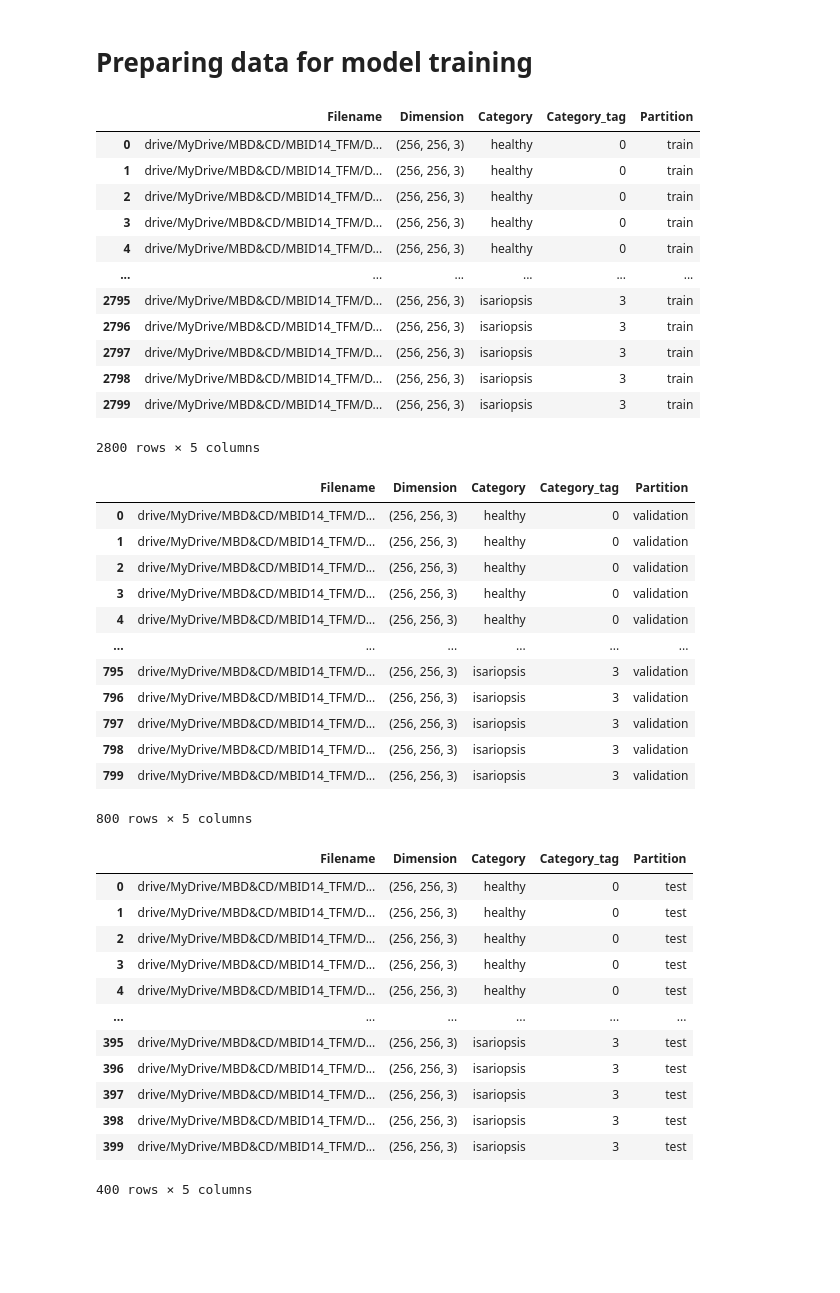
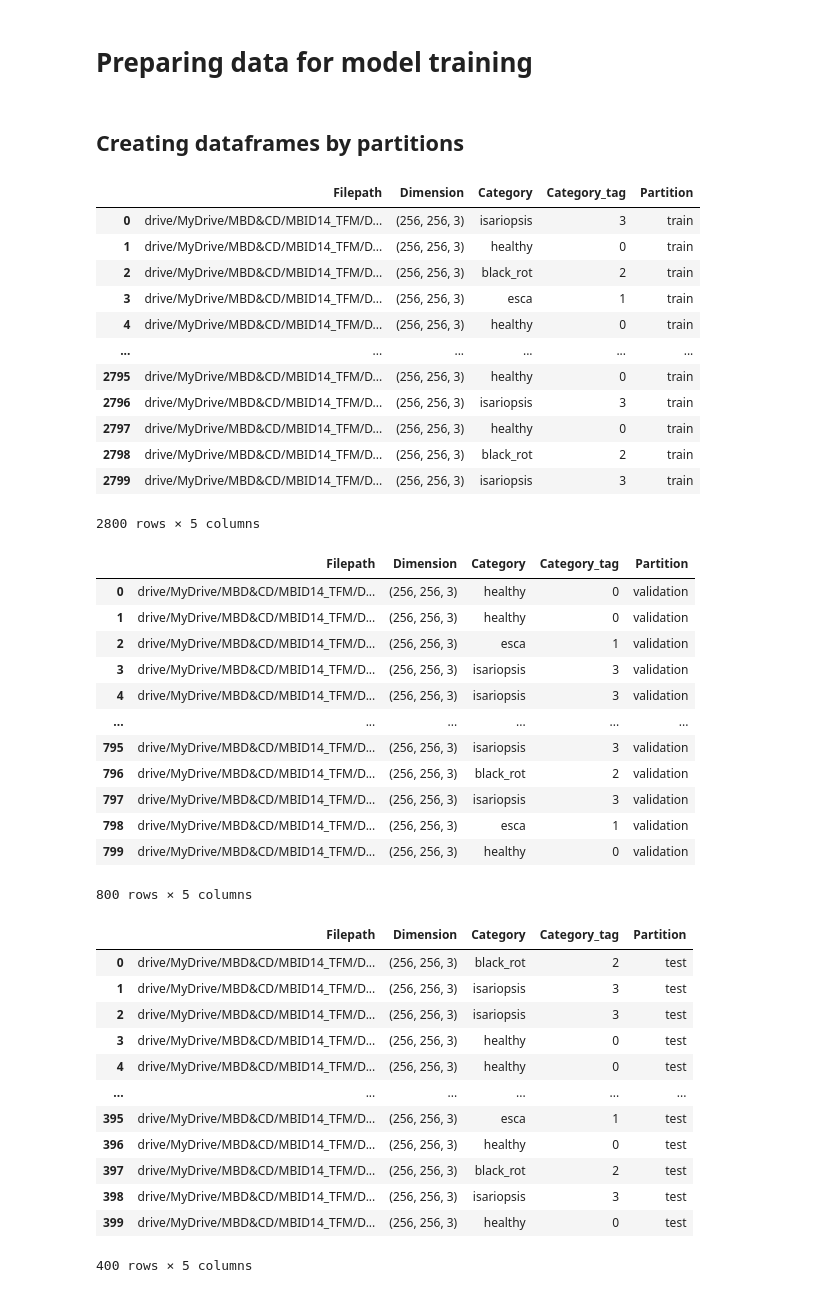
Before and after one commit to jramon-mm/14MBID-TFM, a Jupyter notebook: Crop-Disease-Detection/Crop_disease_detection.ipynb, the cells around one changed output. Cells and saved outputs as stored; diff of their text form; code cells hidden in the pictures; blank space fills up the shorter version.

Commit message:
Model dataset created. Load CSVs run is valid and also checked.

```diff
--- a/Crop-Disease-Detection/Crop_disease_detection.ipynb
+++ b/Crop-Disease-Detection/Crop_disease_detection.ipynb
@@ -65,13 +65,13 @@ esca_category = []
 esca_imgs_dimensions = []
 
 # Reading esca images and saving their information
-for filename in os.listdir(esca_imgs_path):
-  esca_img_path = os.path.join(esca_imgs_path, filename)
+for filepath in os.listdir(esca_imgs_path):
+  esca_img_path = os.path.join(esca_imgs_path, filepath)
   esca_imgs_paths.append(esca_img_path)
   esca_category.append('esca')
   esca_img = cv2.imread(esca_img_path)
   esca_imgs_dimensions.append(esca_img.shape)
 
-df_esca = pd.DataFrame({'Filename': esca_imgs_paths, 'Dimension': esca_imgs_dimensions, 'Category': esca_category})
+df_esca = pd.DataFrame({'Filepath': esca_imgs_paths, 'Dimension': esca_imgs_dimensions, 'Category': esca_category})
 df_esca
 # %% [output]
@@ -107,13 +107,13 @@ black_rot_category = []
 black_rot_imgs_dimensions = []
 
 # Reading black rot images and saving their information
-for filename in os.listdir(black_rot_imgs_path):
-  black_rot_img_path = os.path.join(black_rot_imgs_path, filename)
+for filepath in os.listdir(black_rot_imgs_path):
+  black_rot_img_path = os.path.join(black_rot_imgs_path, filepath)
   black_rot_imgs_paths.append(black_rot_img_path)
   black_rot_category.append('black_rot')
   black_rot_img = cv2.imread(black_rot_img_path)
   black_rot_imgs_dimensions.append(black_rot_img.shape)
 
-df_black_rot = pd.DataFrame({'Filename': black_rot_imgs_paths, 'Dimension': black_rot_imgs_dimensions, 'Category': black_rot_category})
+df_black_rot = pd.DataFrame({'Filepath': black_rot_imgs_paths, 'Dimension': black_rot_imgs_dimensions, 'Category': black_rot_category})
 df_black_rot
 # %% [output]
@@ -149,13 +149,13 @@ isariopsis_category = []
 isariopsis_imgs_dimensions = []
 
 # Reading isariopsis images and saving their information
-for filename in os.listdir(isariopsis_imgs_path):
-  isariopsis_img_path = os.path.join(isariopsis_imgs_path, filename)
+for filepath in os.listdir(isariopsis_imgs_path):
+  isariopsis_img_path = os.path.join(isariopsis_imgs_path, filepath)
   isariopsis_imgs_paths.append(isariopsis_img_path)
   isariopsis_category.append('isariopsis')
   isariopsis_img = cv2.imread(isariopsis_img_path)
   isariopsis_imgs_dimensions.append(isariopsis_img.shape)
 
-df_isariopsis = pd.DataFrame({'Filename': isariopsis_imgs_paths, 'Dimension': isariopsis_imgs_dimensions, 'Category': isariopsis_category})
+df_isariopsis = pd.DataFrame({'Filepath': isariopsis_imgs_paths, 'Dimension': isariopsis_imgs_dimensions, 'Category': isariopsis_category})
 df_isariopsis
 # %% [output]
@@ -192,7 +192,7 @@ Let's try a model with 1k images per category and see the results we obtain. In
 Avoiding read and information extraction from all images by loading CSVs
 # %%
 # Loading original CSVs into dataframes
-df_healthy = pd.read_csv('grape_healthy_full.csv')
-df_esca = pd.read_csv('grape_esca_full.csv')
-df_black_rot = pd.read_csv('grape_black_rot_full.csv')
-df_isariopsis = pd.read_csv('grape_isariopsis_full.csv')
+df_healthy_from_csv = pd.read_csv('grape_healthy_full.csv')
+df_esca_from_csv = pd.read_csv('grape_esca_full.csv')
+df_black_rot_from_csv = pd.read_csv('grape_black_rot_full.csv')
+df_isariopsis_from_csv = pd.read_csv('grape_isariopsis_full.csv')
@@ -342,57 +384,62 @@ df_black_rot_1k.to_csv('grape_black_rot_1k.csv', index=False)
 df_isariopsis_1k.to_csv('grape_isariopsis_1k.csv', index=False)
 # %% [markdown]
 # Preparing data for model training
+# %% [markdown]
+## Creating dataframes by partitions
 # %%
-# Creating train dataframe
+# Creating train dataframe and shuffling
 df_train = pd.concat([df_healthy_1k[df_healthy_1k['Partition'] == 'train'], df_esca_1k[df_esca_1k['Partition'] == 'train'], df_black_rot_1k[df_black_rot_1k['Partition'] == 'train'], df_isariopsis_1k[df_isariopsis_1k['Partition'] == 'train']], ignore_index=True)
+df_train = df_train.sample(frac=1, random_state=33).reset_index(drop=True)
 df_train
 # %% [output]
-|  | Filename | Dimension | Category | Category_tag | Partition |
-| 0 | drive/MyDrive/MBD&CD/MBID14_TFM/D... | (256, 256, 3) | healthy | 0 | train |
+|  | Filepath | Dimension | Category | Category_tag | Partition |
+| 0 | drive/MyDrive/MBD&CD/MBID14_TFM/D... | (256, 256, 3) | isariopsis | 3 | train |
 | 1 | drive/MyDrive/MBD&CD/MBID14_TFM/D... | (256, 256, 3) | healthy | 0 | train |
-| 2 | drive/MyDrive/MBD&CD/MBID14_TFM/D... | (256, 256, 3) | healthy | 0 | train |
-| 3 | drive/MyDrive/MBD&CD/MBID14_TFM/D... | (256, 256, 3) | healthy | 0 | train |
+| 2 | drive/MyDrive/MBD&CD/MBID14_TFM/D... | (256, 256, 3) | black_rot | 2 | train |
+| 3 | drive/MyDrive/MBD&CD/MBID14_TFM/D... | (256, 256, 3) | esca | 1 | train |
 | 4 | drive/MyDrive/MBD&CD/MBID14_TFM/D... | (256, 256, 3) | healthy | 0 | train |
 | ... | ... | ... | ... | ... | ... |
-| 2795 | drive/MyDrive/MBD&CD/MBID14_TFM/D... | (256, 256, 3) | isariopsis | 3 | train |
+| 2795 | drive/MyDrive/MBD&CD/MBID14_TFM/D... | (256, 256, 3) | healthy | 0 | train |
 | 2796 | drive/MyDrive/MBD&CD/MBID14_TFM/D... | (256, 256, 3) | isariopsis | 3 | train |
-| 2797 | drive/MyDrive/MBD&CD/MBID14_TFM/D... | (256, 256, 3) | isariopsis | 3 | train |
-| 2798 | drive/MyDrive/MBD&CD/MBID14_TFM/D... | (256, 256, 3) | isariopsis | 3 | train |
+| 2797 | drive/MyDrive/MBD&CD/MBID14_TFM/D... | (256, 256, 3) | healthy | 0 | train |
+| 2798 | drive/MyDrive/MBD&CD/MBID14_TFM/D... | (256, 256, 3) | black_rot | 2 | train |
 | 2799 | drive/MyDrive/MBD&CD/MBID14_TFM/D... | (256, 256, 3) | isariopsis | 3 | train |
 2800 rows × 5 columns
 # %%
 # Creating validation dataframe
 df_val = pd.concat([df_healthy_1k[df_healthy_1k['Partition'] == 'validation'], df_esca_1k[df_esca_1k['Partition'] == 'validation'], df_black_rot_1k[df_black_rot_1k['Partition'] == 'validation'], df_isariopsis_1k[df_isariopsis_1k['Partition'] == 'validation']], ignore_index=True)
+df_val = df_val.sample(frac=1, random_state=33).reset_index(drop=True)
 df_val
 # %% [output]
-|  | Filename | Dimension | Category | Category_tag | Partition |
+|  | Filepath | Dimension | Category | Category_tag | Partition |
 | 0 | drive/MyDrive/MBD&CD/MBID14_TFM/D... | (256, 256, 3) | healthy | 0 | validation |
 | 1 | drive/MyDrive/MBD&CD/MBID14_TFM/D... | (256, 256, 3) | healthy | 0 | validation |
-| 2 | drive/MyDrive/MBD&CD/MBID14_TFM/D... | (256, 256, 3) | healthy | 0 | validation |
-| 3 | drive/MyDrive/MBD&CD/MBID14_TFM/D... | (256, 256, 3) | healthy | 0 | validation |
-| 4 | drive/MyDrive/MBD&CD/MBID14_TFM/D... | (256, 256, 3) | healthy | 0 | validation |
+| 2 | drive/MyDrive/MBD&CD/MBID14_TFM/D... | (256, 256, 3) | esca | 1 | validation |
+| 3 | drive/MyDrive/MBD&CD/MBID14_TFM/D... | (256, 256, 3) | isariopsis | 3 | validation |
+| 4 | drive/MyDrive/MBD&CD/MBID14_TFM/D... | (256, 256, 3) | isariopsis | 3 | validation |
 | ... | ... | ... | ... | ... | ... |
 | 795 | drive/MyDrive/MBD&CD/MBID14_TFM/D... | (256, 256, 3) | isariopsis | 3 | validation |
-| 796 | drive/MyDrive/MBD&CD/MBID14_TFM/D... | (256, 256, 3) | isariopsis | 3 | validation |
+| 796 | drive/MyDrive/MBD&CD/MBID14_TFM/D... | (256, 256, 3) | black_rot | 2 | validation |
 | 797 | drive/MyDrive/MBD&CD/MBID14_TFM/D... | (256, 256, 3) | isariopsis | 3 | validation |
-| 798 | drive/MyDrive/MBD&CD/MBID14_TFM/D... | (256, 256, 3) | isariopsis | 3 | validation |
-| 799 | drive/MyDrive/MBD&CD/MBID14_TFM/D... | (256, 256, 3) | isariopsis | 3 | validation |
+| 798 | drive/MyDrive/MBD&CD/MBID14_TFM/D... | (256, 256, 3) | esca | 1 | validation |
+| 799 | drive/MyDrive/MBD&CD/MBID14_TFM/D... | (256, 256, 3) | healthy | 0 | validation |
 800 rows × 5 columns
 # %%
 # Creating test dataframe
 df_test = pd.concat([df_healthy_1k[df_healthy_1k['Partition'] == 'test'], df_esca_1k[df_esca_1k['Partition'] == 'test'], df_black_rot_1k[df_black_rot_1k['Partition'] == 'test'], df_isariopsis_1k[df_isariopsis_1k['Partition'] == 'test']], ignore_index=True)
+df_test = df_test.sample(frac=1, random_state=33).reset_index(drop=True)
 df_test
 # %% [output]
-|  | Filename | Dimension | Category | Category_tag | Partition |
-| 0 | drive/MyDrive/MBD&CD/MBID14_TFM/D... | (256, 256, 3) | healthy | 0 | test |
-| 1 | drive/MyDrive/MBD&CD/MBID14_TFM/D... | (256, 256, 3) | healthy | 0 | test |
-| 2 | drive/MyDrive/MBD&CD/MBID14_TFM/D... | (256, 256, 3) | healthy | 0 | test |
+|  | Filepath | Dimension | Category | Category_tag | Partition |
+| 0 | drive/MyDrive/MBD&CD/MBID14_TFM/D... | (256, 256, 3) | black_rot | 2 | test |
+| 1 | drive/MyDrive/MBD&CD/MBID14_TFM/D... | (256, 256, 3) | isariopsis | 3 | test |
+| 2 | drive/MyDrive/MBD&CD/MBID14_TFM/D... | (256, 256, 3) | isariopsis | 3 | test |
 | 3 | drive/MyDrive/MBD&CD/MBID14_TFM/D... | (256, 256, 3) | healthy | 0 | test |
 | 4 | drive/MyDrive/MBD&CD/MBID14_TFM/D... | (256, 256, 3) | healthy | 0 | test |
 | ... | ... | ... | ... | ... | ... |
-| 395 | drive/MyDrive/MBD&CD/MBID14_TFM/D... | (256, 256, 3) | isariopsis | 3 | test |
-| 396 | drive/MyDrive/MBD&CD/MBID14_TFM/D... | (256, 256, 3) | isariopsis | 3 | test |
-| 397 | drive/MyDrive/MBD&CD/MBID14_TFM/D... | (256, 256, 3) | isariopsis | 3 | test |
+| 395 | drive/MyDrive/MBD&CD/MBID14_TFM/D... | (256, 256, 3) | esca | 1 | test |
+| 396 | drive/MyDrive/MBD&CD/MBID14_TFM/D... | (256, 256, 3) | healthy | 0 | test |
+| 397 | drive/MyDrive/MBD&CD/MBID14_TFM/D... | (256, 256, 3) | black_rot | 2 | test |
 | 398 | drive/MyDrive/MBD&CD/MBID14_TFM/D... | (256, 256, 3) | isariopsis | 3 | test |
-| 399 | drive/MyDrive/MBD&CD/MBID14_TFM/D... | (256, 256, 3) | isariopsis | 3 | test |
+| 399 | drive/MyDrive/MBD&CD/MBID14_TFM/D... | (256, 256, 3) | healthy | 0 | test |
 400 rows × 5 columns
```
Also changed, not shown: parts of 27 cells of this notebook.
